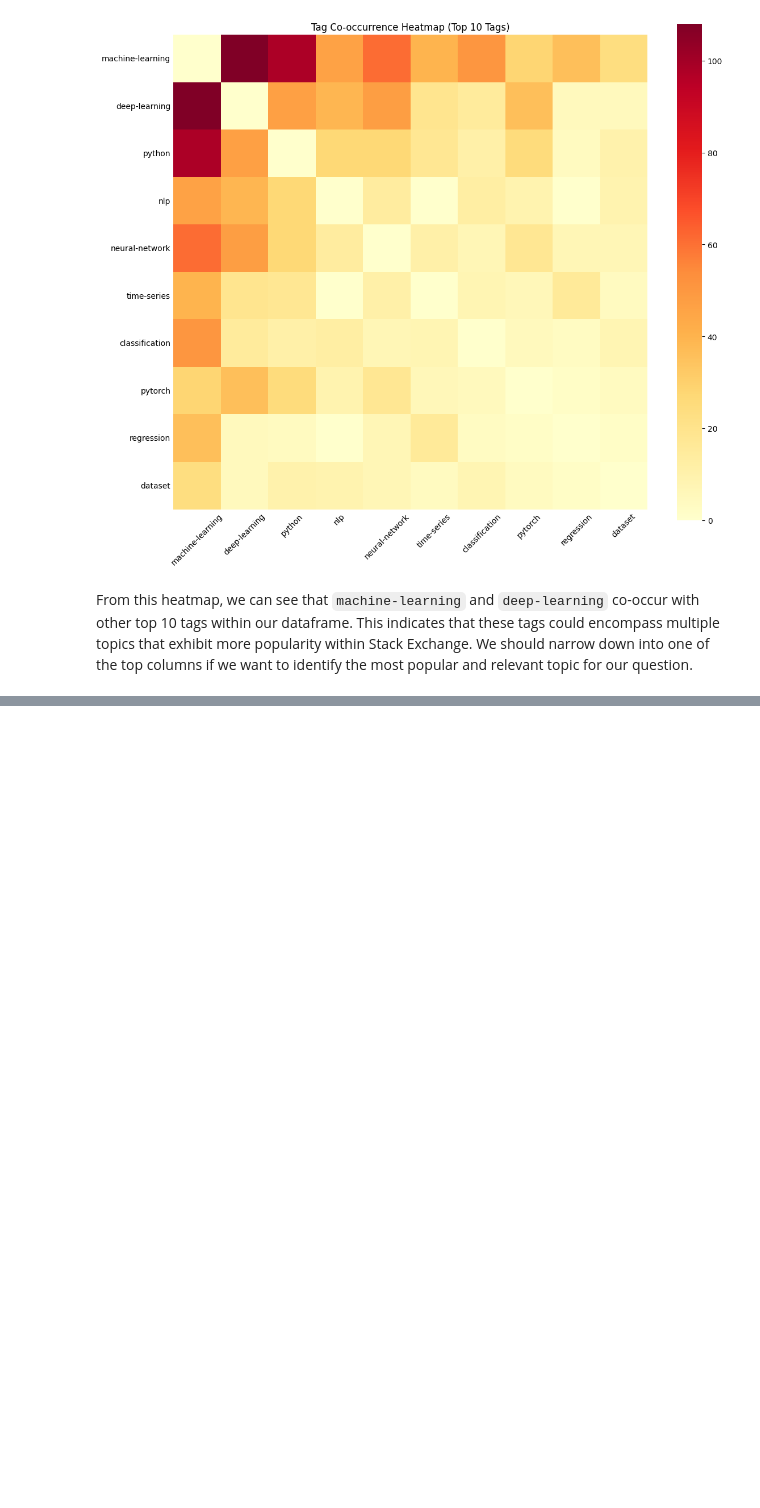
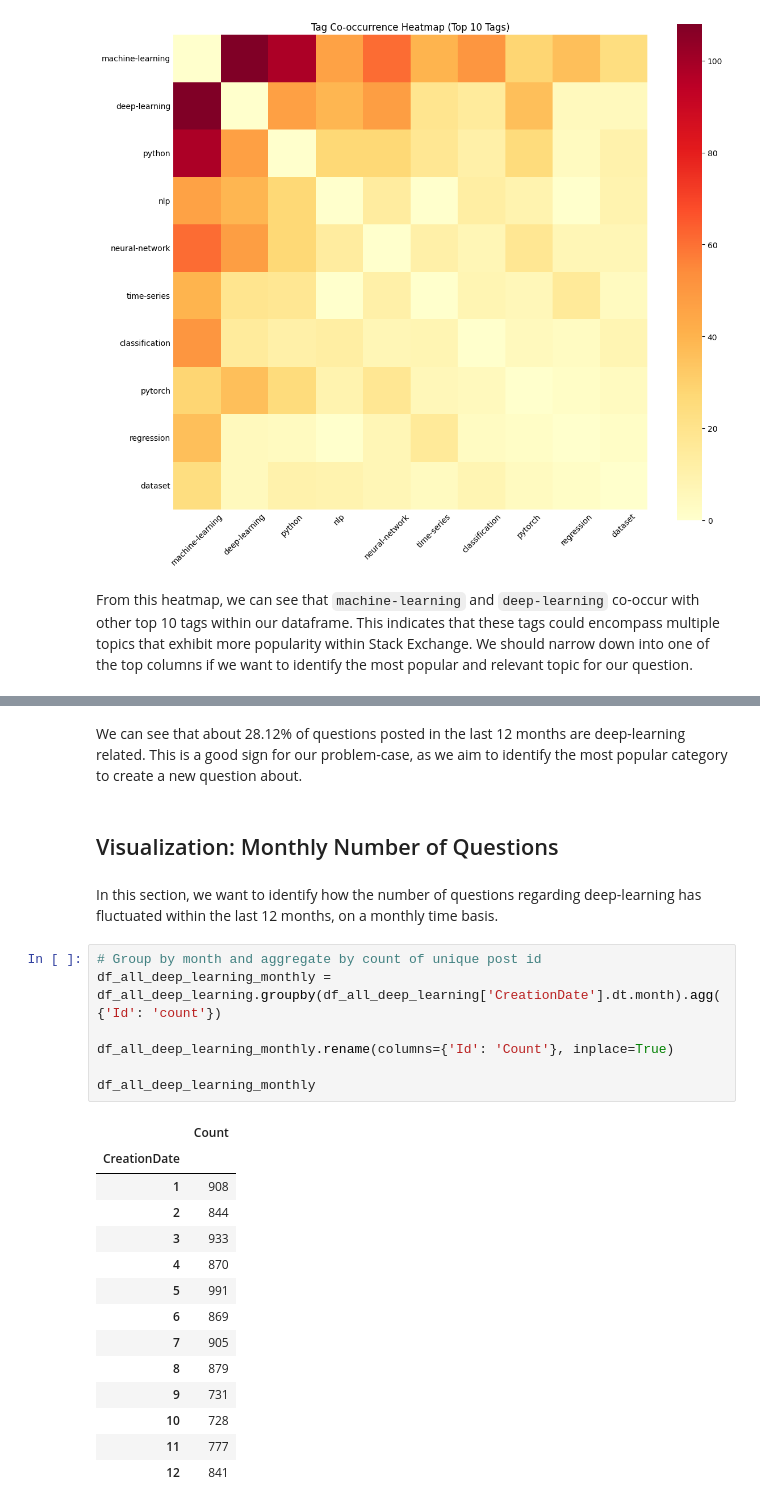
Before and after one commit to jastro-dev/dq-11-stackexchange-popular-questions, a Jupyter notebook: main_notebook.ipynb, the cells around one changed output, grey strips where cells are left out. Drawn from its saved outputs; the diff is of its cells as text; blank space fills up the shorter version.

```diff
--- a/main_notebook.ipynb
+++ b/main_notebook.ipynb
@@ -294,0 +462,28 @@ From this heatmap, we can see that `machine-learning` and `deep-learning` co-occ
+# %% [markdown]
+We can see that about 28.12% of questions posted in the last 12 months are deep-learning related. This is a good sign for our problem-case, as we aim to identify the most popular category to create a new question about.
+# %% [markdown]
+## Visualization: Monthly Number of Questions
+# %% [markdown]
+In this section, we want to identify how the number of questions regarding deep-learning has fluctuated within the last 12 months, on a monthly time basis.
+# %%
+# Group by month and aggregate by count of unique post id
+df_all_deep_learning_monthly = df_all_deep_learning.groupby(df_all_deep_learning['CreationDate'].dt.month).agg({'Id': 'count'})
+
+df_all_deep_learning_monthly.rename(columns={'Id': 'Count'}, inplace=True)
+
+df_all_deep_learning_monthly
+# %% [output]
+|  | Count |
+| CreationDate |  |
+| 1 | 908 |
+| 2 | 844 |
+| 3 | 933 |
+| 4 | 870 |
+| 5 | 991 |
+| 6 | 869 |
+| 7 | 905 |
+| 8 | 879 |
+| 9 | 731 |
+| 10 | 728 |
+| 11 | 777 |
+| 12 | 841 |
```
Also changed, not shown: parts of 33 cells of this notebook, 2 other files.
